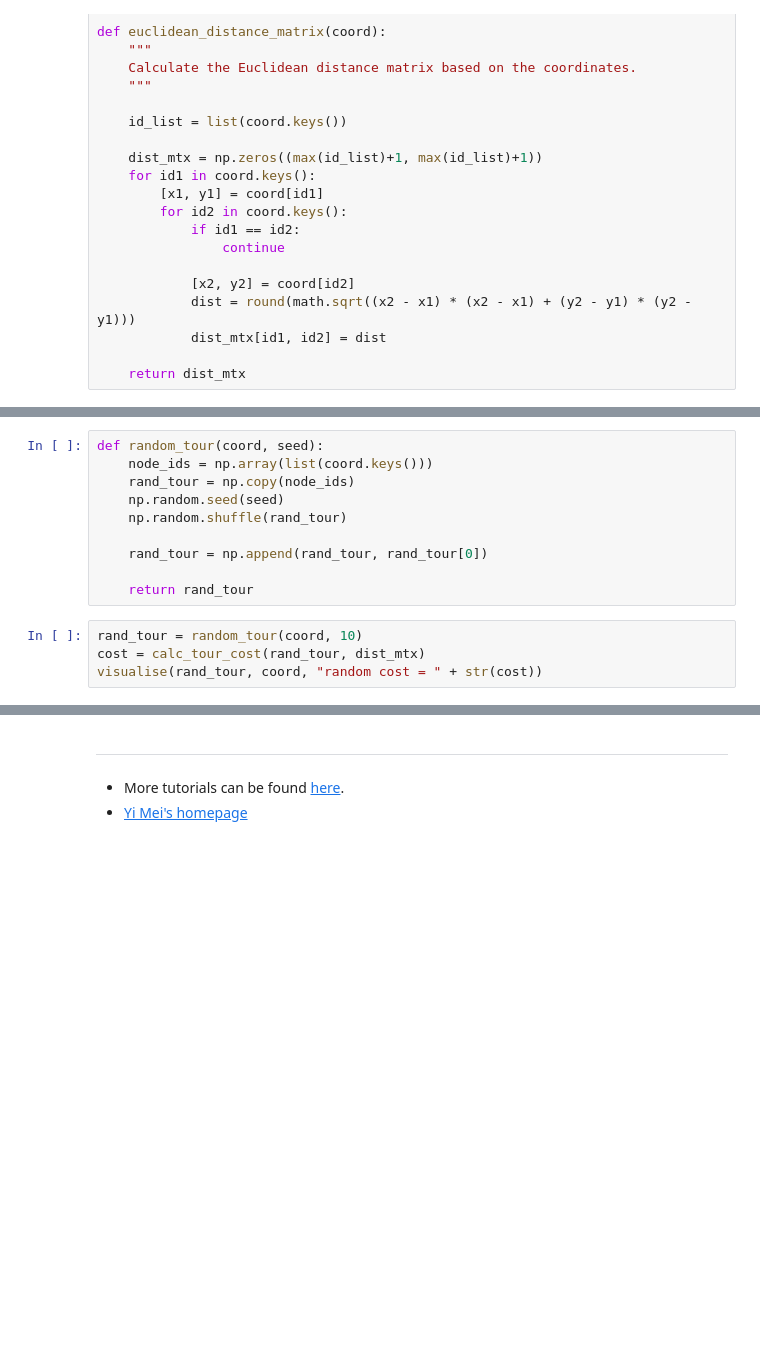
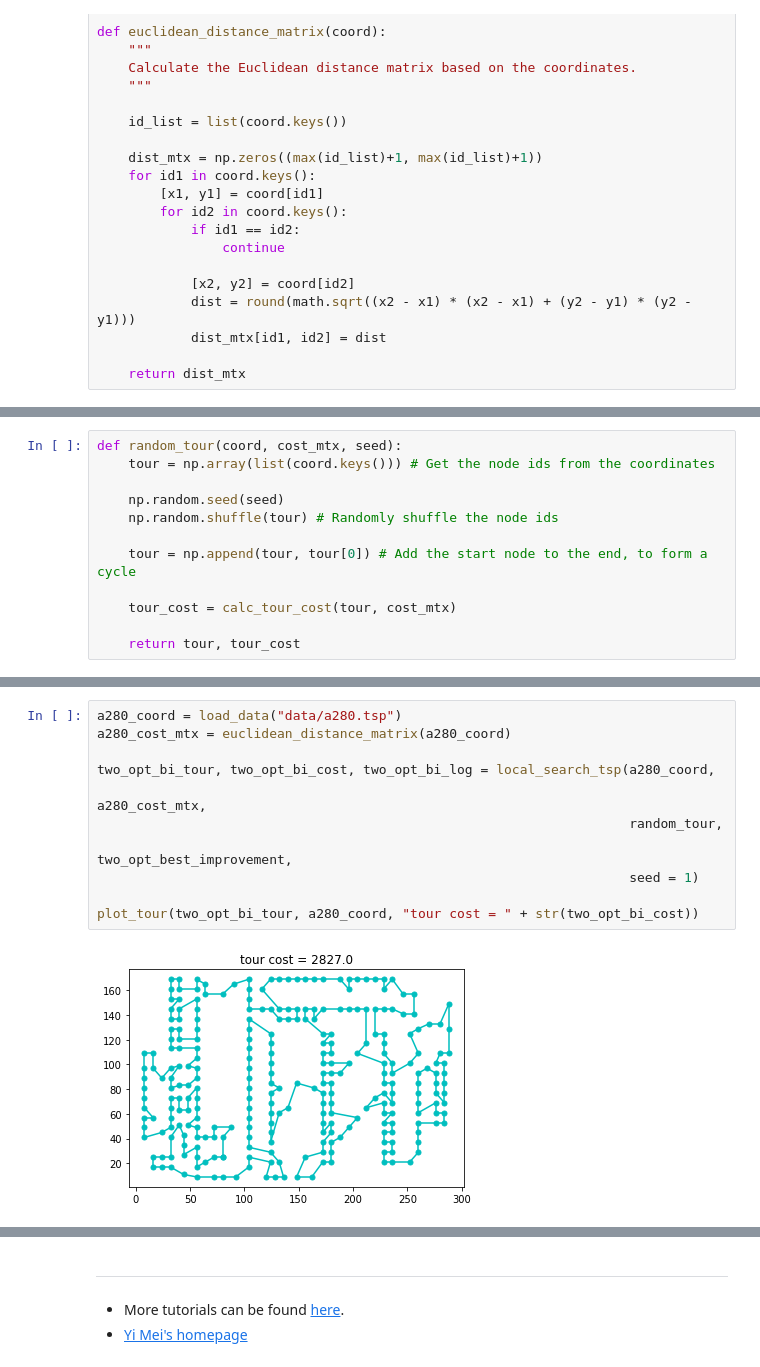
Before and after one commit to meiyi1986/tutorials, a Jupyter notebook: notebooks/local-search-tsp.ipynb, the cells around one changed output, grey strips where cells are left out. Saved outputs shown, nothing was run; the diff lists cells and outputs as text; blank space fills up the shorter version.

```diff
--- a/notebooks/local-search-tsp.ipynb
+++ b/notebooks/local-search-tsp.ipynb
@@ -158,14 +90,0 @@ visualise(opt_tour, coord, "optimal tour cost = " + str(opt_tc))
-# %%
-def random_tour(coord, seed):
-    node_ids = np.array(list(coord.keys()))
-    rand_tour = np.copy(node_ids)
-    np.random.seed(seed)
-    np.random.shuffle(rand_tour)
-
-    rand_tour = np.append(rand_tour, rand_tour[0])
-
-    return rand_tour
-# %%
-rand_tour = random_tour(coord, 10)
-cost = calc_tour_cost(rand_tour, dist_mtx)
-visualise(rand_tour, coord, "random cost = " + str(cost))
@@ -393,0 +261,12 @@ Text(0.5, 1.0, 'final cost = 2767.0')
+# %%
+def random_tour(coord, cost_mtx, seed):
+    tour = np.array(list(coord.keys())) # Get the node ids from the coordinates
+
+    np.random.seed(seed)
+    np.random.shuffle(tour) # Randomly shuffle the node ids
+
+    tour = np.append(tour, tour[0]) # Add the start node to the end, to form a cycle
+
+    tour_cost = calc_tour_cost(tour, cost_mtx)
+
+    return tour, tour_cost
@@ -393,0 +394,13 @@ Text(0.5, 1.0, 'final cost = 2767.0')
+# %%
+a280_coord = load_data("data/a280.tsp")
+a280_cost_mtx = euclidean_distance_matrix(a280_coord)
+
+two_opt_bi_tour, two_opt_bi_cost, two_opt_bi_log = local_search_tsp(a280_coord,
+                                                                    a280_cost_mtx,
+                                                                    random_tour,
+                                                                    two_opt_best_improvement,
+                                                                    seed = 1)
+
+plot_tour(two_opt_bi_tour, a280_coord, "tour cost = " + str(two_opt_bi_cost))
+# %% [output]
+[figure, added]
```
Also changed, not shown: parts of 48 cells of this notebook, 2 other files.
